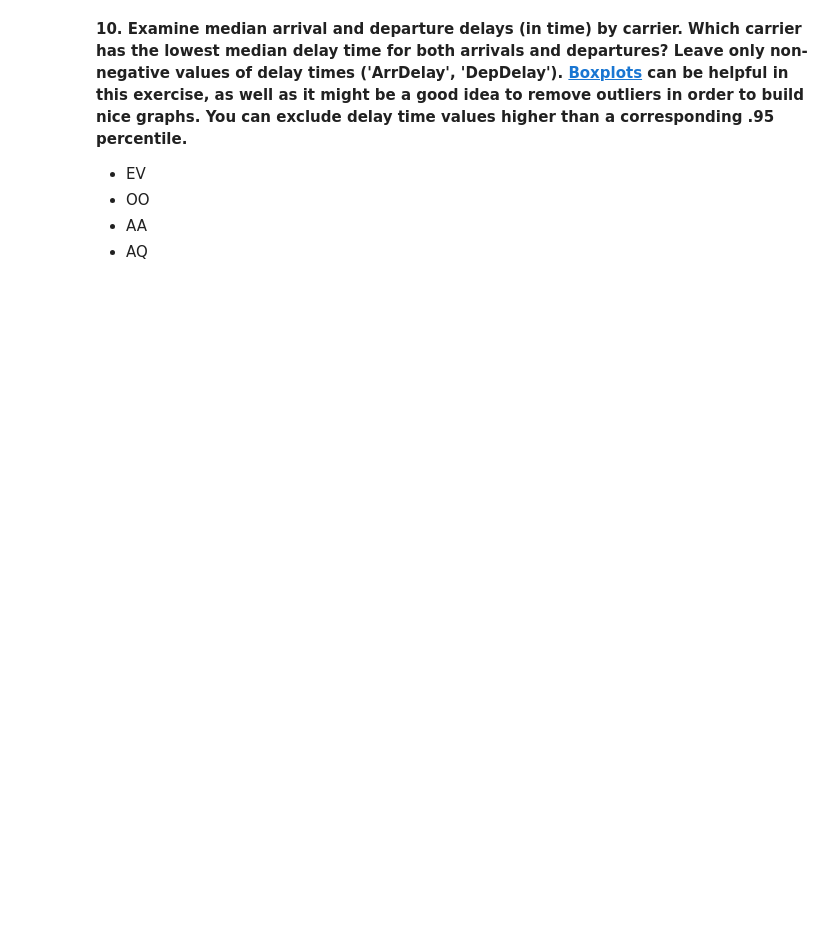
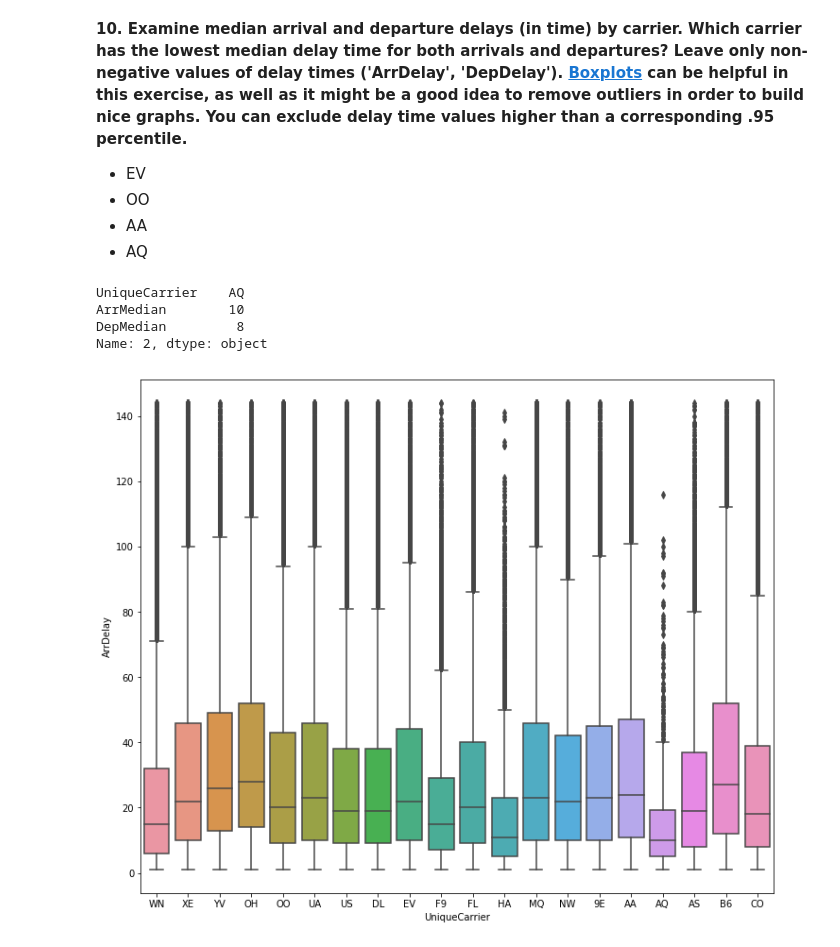
Before and after one commit to eldaniz/mlcourse.ai, a Jupyter notebook: jupyter_english/assignments_fall2018/assignment2_USA_flights.ipynb, the cells around one changed output. Drawn from its saved outputs; the diff is of its cells as text; code cells hidden in the pictures; blank space fills up the shorter version.

```diff
--- a/jupyter_english/assignments_fall2018/assignment2_USA_flights.ipynb
+++ b/jupyter_english/assignments_fall2018/assignment2_USA_flights.ipynb
@@ -360,14 +439,32 @@ cancellation4_df.groupby('UniqueCarrier')['Cancelled'].sum().sort_values(ascendi
 # %%
 arr_dep_delays_df = flights_df[(flights_df['ArrDelay'] > 0) & (flights_df['DepDelay'] > 0)]
 arr_dep_delays_df = arr_dep_delays_df[arr_dep_delays_df.ArrDelay < arr_dep_delays_df.ArrDelay.quantile(.95)]
 arr_dep_delays_df = arr_dep_delays_df[arr_dep_delays_df.DepDelay < arr_dep_delays_df.DepDelay.quantile(.95)]
+arr_dep_delays_df=arr_dep_delays_df.reset_index()
+
+# box plot
+fig, ax = plt.subplots(figsize=(12,10))
+sns.boxplot(
+        x='UniqueCarrier',
+        y='ArrDelay',
+        data=arr_dep_delays_df,
+        ax=ax
+        )
+fig, ax = plt.subplots(figsize=(12,10))
+sns.boxplot(
+        x='UniqueCarrier',
+        y='DepDelay',
+        data=arr_dep_delays_df,
+        ax=ax
+        )
 
 arr_dep_delays_df = arr_dep_delays_df.groupby('UniqueCarrier')['ArrDelay', 'DepDelay'].agg(['median'])
 arr_dep_delays_df = arr_dep_delays_df.reset_index()
 arr_dep_delays_df.columns = ['UniqueCarrier', 'ArrMedian', 'DepMedian']
-arr_dep_delays_df.min()
-
 arr_dep_delays_df.iloc[arr_dep_delays_df['DepMedian'].idxmin()]
-#fig, ax = plt.subplots(figsize=(10,10))
-#sns.boxplot(
- #       data=arr_dep_delays_df, ax=ax)
+# %% [output]
+UniqueCarrier    AQ
+ArrMedian        10
+DepMedian         8
+Name: 2, dtype: object
+[figure, added]
```
Also changed, not shown: parts of 15 cells of this notebook, 2 other files.
